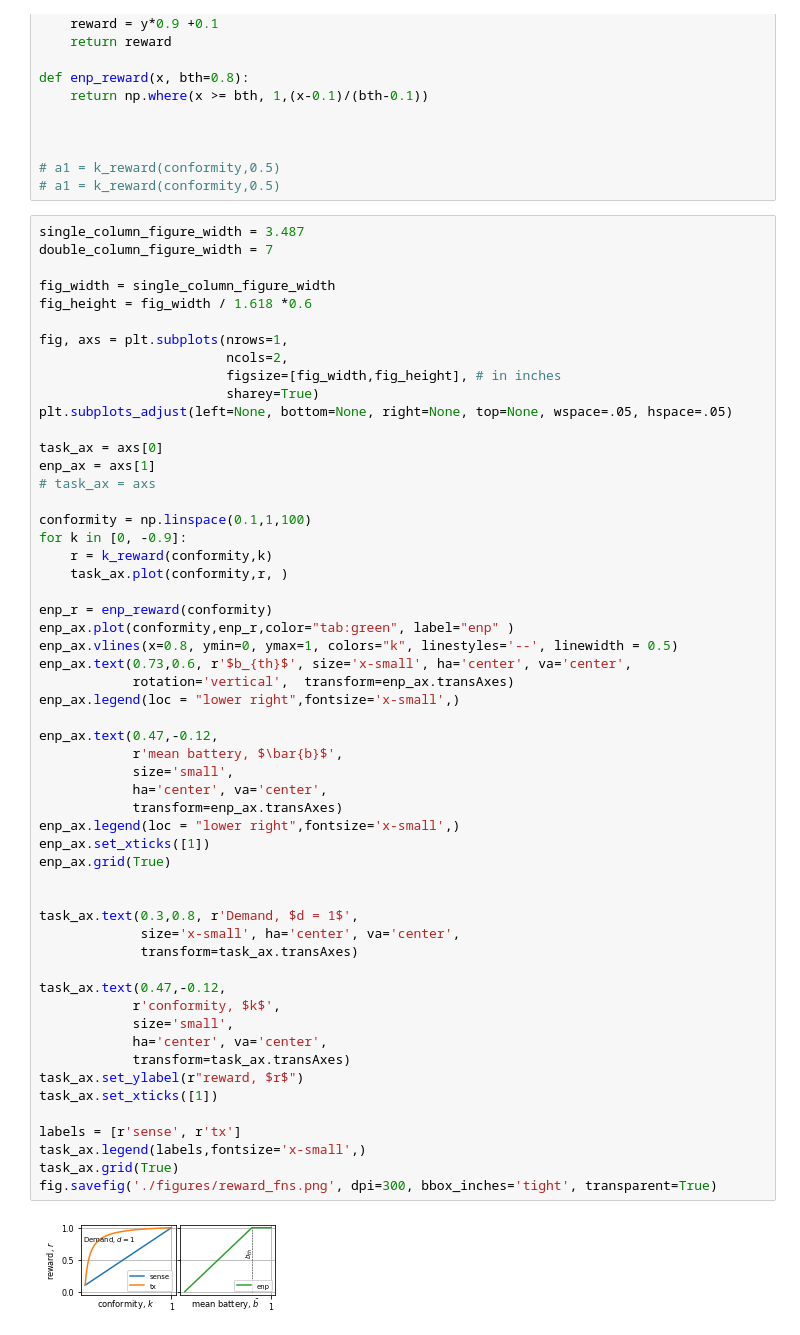
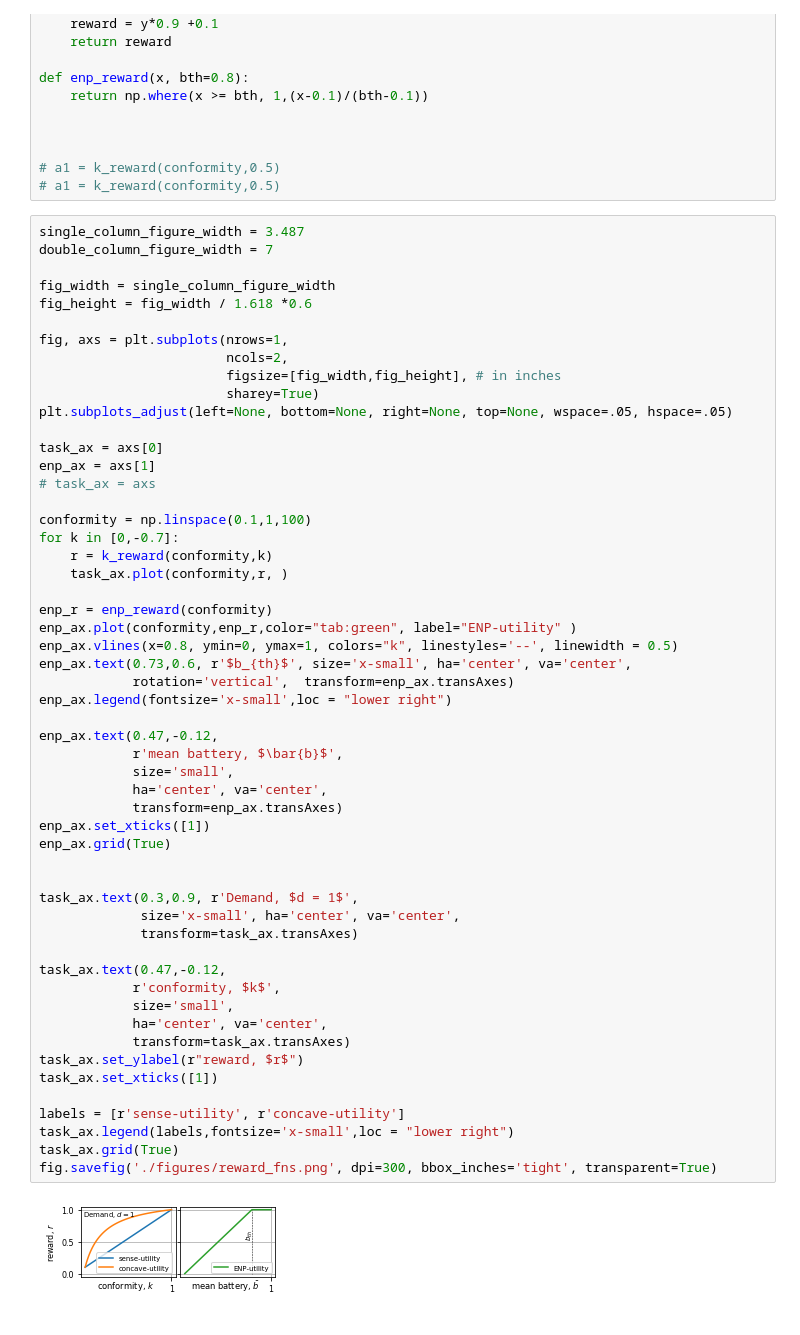
Before and after one commit to shaswot/eno_morl, a Jupyter notebook: reward_functions.ipynb, the cells around one changed output. Saved outputs shown, nothing was run; the diff lists cells and outputs as text.

Commit message:
more plots

```diff
--- a/reward_functions.ipynb
+++ b/reward_functions.ipynb
@@ -37,42 +37,41 @@ enp_ax = axs[1]
 # task_ax = axs
 
 conformity = np.linspace(0.1,1,100)
-for k in [0, -0.9]:
+for k in [0,-0.7]:
     r = k_reward(conformity,k)
     task_ax.plot(conformity,r, )
 
 enp_r = enp_reward(conformity)
-enp_ax.plot(conformity,enp_r,color="tab:green", label="enp" )
+enp_ax.plot(conformity,enp_r,color="tab:green", label="ENP-utility" )
 enp_ax.vlines(x=0.8, ymin=0, ymax=1, colors="k", linestyles='--', linewidth = 0.5)
 enp_ax.text(0.73,0.6, r'$b_{th}$', size='x-small', ha='center', va='center',
             rotation='vertical',  transform=enp_ax.transAxes)
-enp_ax.legend(loc = "lower right",fontsize='x-small',)
+enp_ax.legend(fontsize='x-small',loc = "lower right")
 
 enp_ax.text(0.47,-0.12,
             r'mean battery, $\bar{b}$',
             size='small',
             ha='center', va='center',
             transform=enp_ax.transAxes)
-enp_ax.legend(loc = "lower right",fontsize='x-small',)
 enp_ax.set_xticks([1])
 enp_ax.grid(True)
 
 
-task_ax.text(0.3,0.8, r'Demand, $d = 1$',
+task_ax.text(0.3,0.9, r'Demand, $d = 1$',
              size='x-small', ha='center', va='center',
              transform=task_ax.transAxes)
 
 task_ax.text(0.47,-0.12,
             r'conformity, $k$',
             size='small',
             ha='center', va='center',
             transform=task_ax.transAxes)
 task_ax.set_ylabel(r"reward, $r$")
 task_ax.set_xticks([1])
 
-labels = [r'sense', r'tx']
-task_ax.legend(labels,fontsize='x-small',)
+labels = [r'sense-utility', r'concave-utility']
+task_ax.legend(labels,fontsize='x-small',loc = "lower right")
 task_ax.grid(True)
 fig.savefig('./figures/reward_fns.png', dpi=300, bbox_inches='tight', transparent=True)
 # %% [output]
-[figure, old version]
+[figure, new version]
```
Also changed, not shown: 21 other files.
